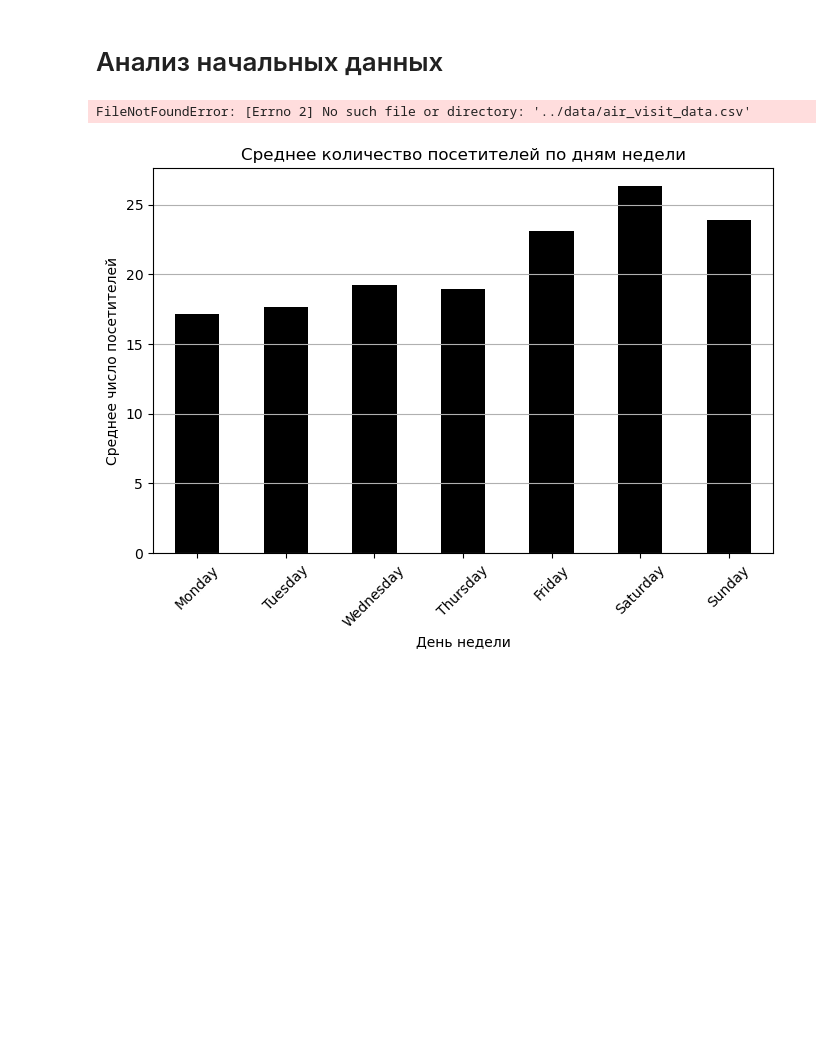
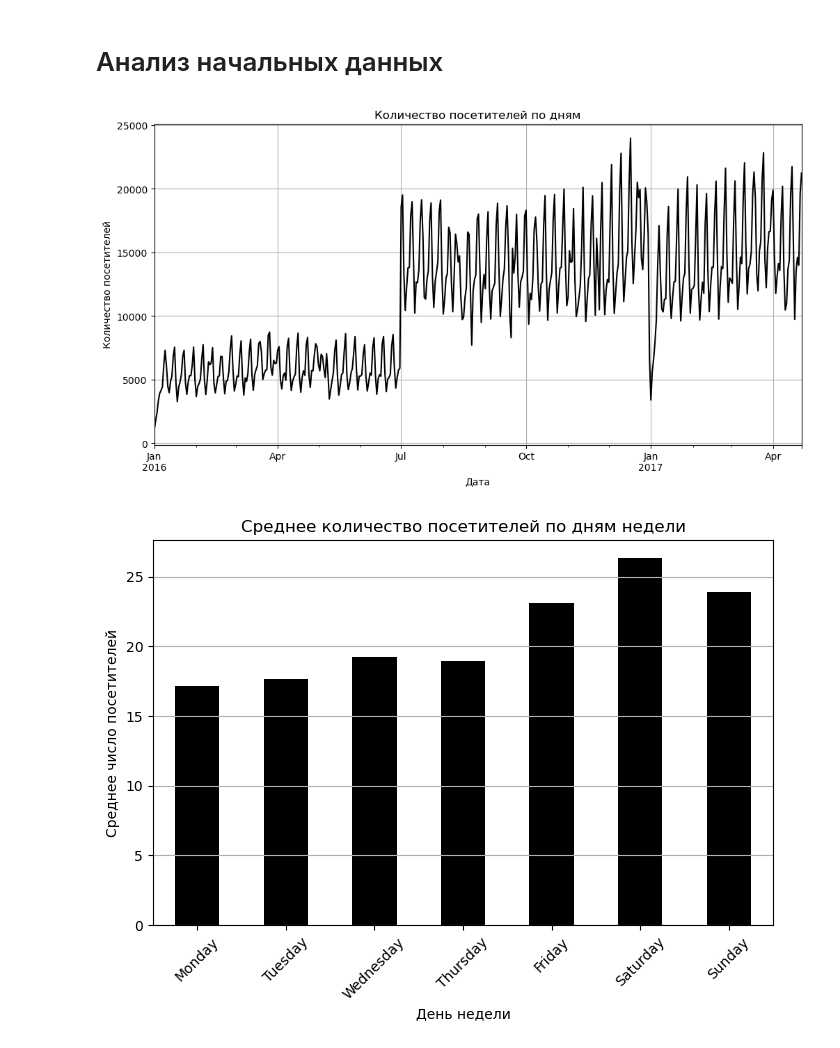
Before and after one commit to Shellleh/ML_kurs2022, a Jupyter notebook: Homework/Homework2024/main.ipynb, the cells around one changed output. Saved outputs shown, nothing was run; the diff lists cells and outputs as text; code cells hidden in the pictures; blank space fills up the shorter version.

```diff
--- a/Homework/Homework2024/main.ipynb
+++ b/Homework/Homework2024/main.ipynb
@@ -52,19 +58,19 @@ UnicodeDecodeError: 'unicodeescape' codec can't decode bytes in position 15048-1
 # %% [markdown]
 # Анализ начальных данных
 # %%
-air_visit_data = pd.read_csv("../data/air_visit_data.csv")
+air_visit_data = pd.read_csv("data/air_visit_data.csv")
 air_visit_data['visit_date'] = pd.to_datetime(air_visit_data['visit_date'])
 daily_visitors = air_visit_data.groupby('visit_date')['visitors'].sum()
 
 plt.figure(figsize=(12, 6))
 daily_visitors.plot(color='black')
 plt.title('Количество посетителей по дням')
 plt.xlabel('Дата')
 plt.ylabel('Количество посетителей')
 plt.grid()
 plt.show()
 # %% [output]
-FileNotFoundError: [Errno 2] No such file or directory: '../data/air_visit_data.csv'
+[figure, added]
 # %%
 air_visit_data['day_of_week'] = air_visit_data['visit_date'].dt.dayofweek
 visitors_by_weekday = air_visit_data.groupby('day_of_week')['visitors'].mean()
```
Also changed, not shown: parts of 11 cells of this notebook.
